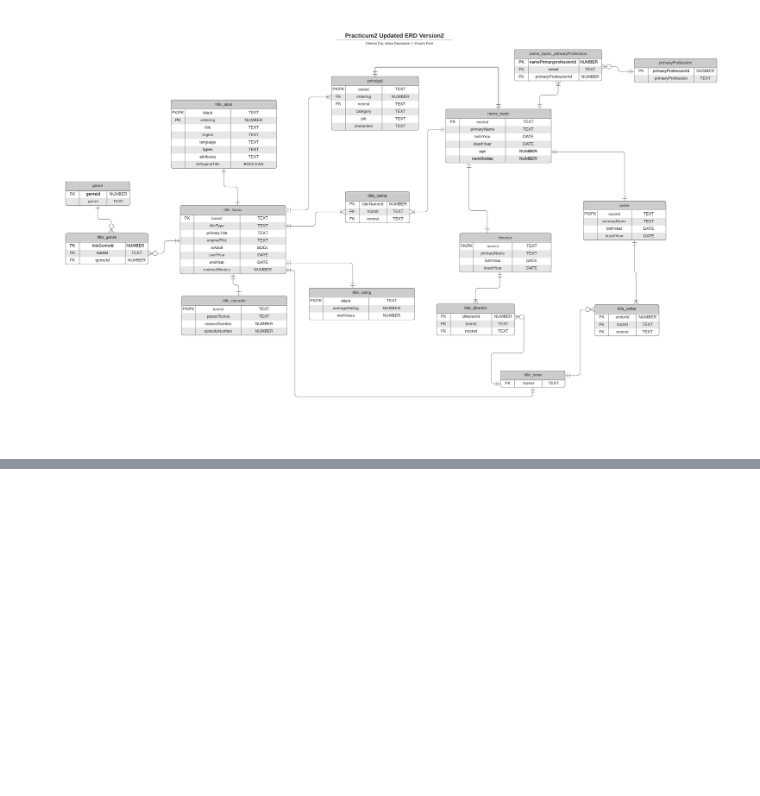
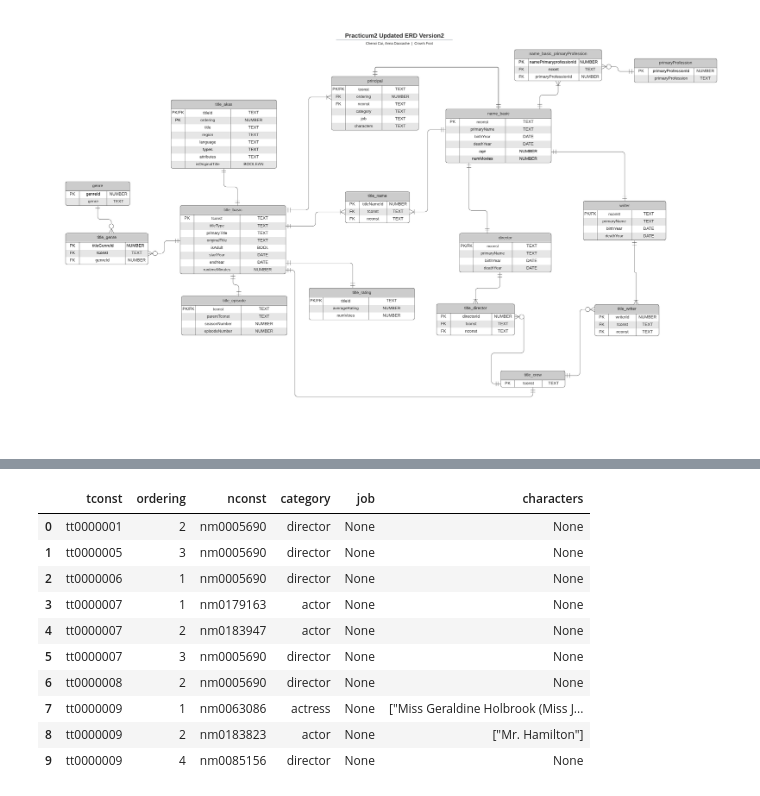
Before and after one commit to xiaohaiguicc/Practicum, a Jupyter notebook: Journaling.ipynb, the cells around one changed output, grey strips where cells are left out. Saved outputs shown, nothing was run; the diff lists cells and outputs as text; code cells hidden in the pictures; blank space fills up the shorter version.

```diff
--- a/Journaling.ipynb
+++ b/Journaling.ipynb
@@ -98,0 +628,17 @@ IGNORE 1 LINES
+# %%
+# principal
+df = pd.read_sql_query("SELECT * FROM principal", mydb)
+df.head(10)
+# The characters isn't a multi-valued attributes, so we use TEXT format
+# %% [output]
+|  | tconst | ordering | nconst | category | job | characters |
+| 0 | tt0000001 | 2 | nm0005690 | director | None | None |
+| 1 | tt0000005 | 3 | nm0005690 | director | None | None |
+| 2 | tt0000006 | 1 | nm0005690 | director | None | None |
+| 3 | tt0000007 | 1 | nm0179163 | actor | None | None |
+| 4 | tt0000007 | 2 | nm0183947 | actor | None | None |
+| 5 | tt0000007 | 3 | nm0005690 | director | None | None |
+| 6 | tt0000008 | 2 | nm0005690 | director | None | None |
+| 7 | tt0000009 | 1 | nm0063086 | actress | None | ["Miss Geraldine Holbrook (Miss J... |
+| 8 | tt0000009 | 2 | nm0183823 | actor | None | ["Mr. Hamilton"] |
+| 9 | tt0000009 | 4 | nm0085156 | director | None | None |
```
Also changed, not shown: parts of 43 cells of this notebook.
